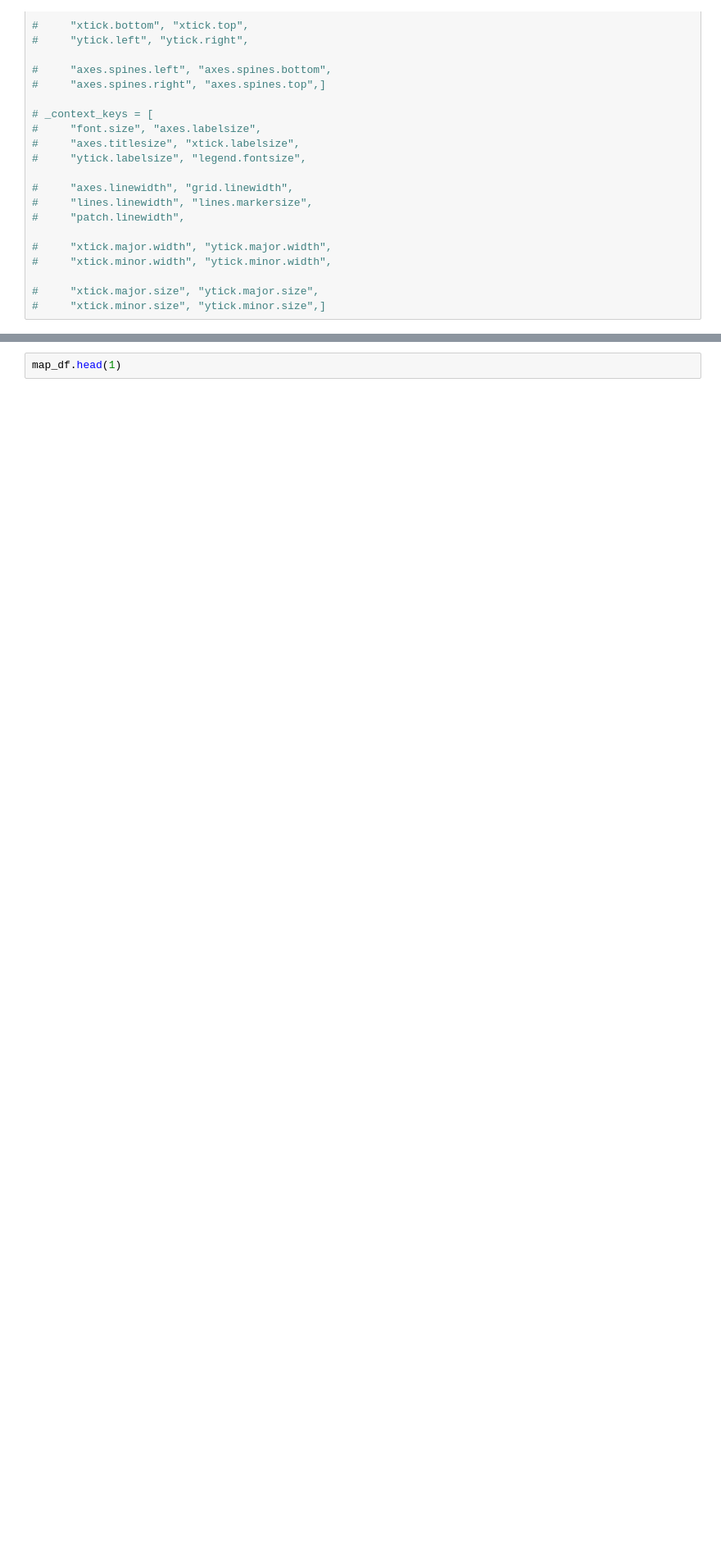
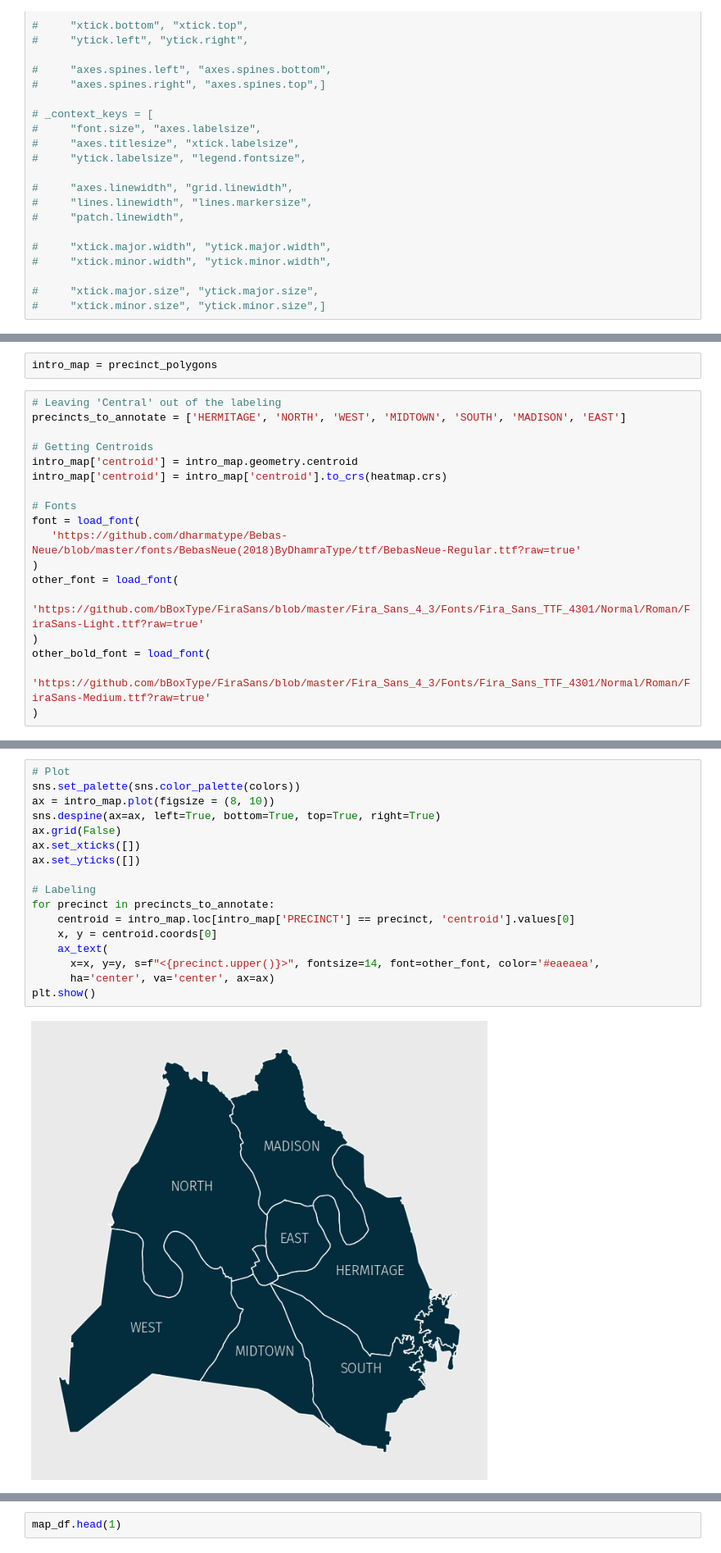
Before and after one commit to lou-knoble/capstone-nash-community-analysis, a Jupyter notebook: notebooks/crime_analysis.ipynb, the cells around one changed output, grey strips where cells are left out. Shown at 82% size. Cells and saved outputs as stored; diff of their text form; blank space fills up the shorter version.

```diff
--- a/notebooks/crime_analysis.ipynb
+++ b/notebooks/crime_analysis.ipynb
@@ -1229,0 +1249,20 @@ sns.set(rc={'axes.facecolor':'#eaeaea',
+# %%
+intro_map = precinct_polygons
+# %%
+# Leaving 'Central' out of the labeling
+precincts_to_annotate = ['HERMITAGE', 'NORTH', 'WEST', 'MIDTOWN', 'SOUTH', 'MADISON', 'EAST']
+
+# Getting Centroids
+intro_map['centroid'] = intro_map.geometry.centroid
+intro_map['centroid'] = intro_map['centroid'].to_crs(heatmap.crs)
+
+# Fonts
+font = load_font(
+   'https://github.com/dharmatype/Bebas-Neue/blob/master/fonts/BebasNeue(2018)ByDhamraType/ttf/BebasNeue-Regular.ttf?raw=true'
+)
+other_font = load_font(
+   'https://github.com/bBoxType/FiraSans/blob/master/Fira_Sans_4_3/Fonts/Fira_Sans_TTF_4301/Normal/Roman/FiraSans-Light.ttf?raw=true'
+)
+other_bold_font = load_font(
+   'https://github.com/bBoxType/FiraSans/blob/master/Fira_Sans_4_3/Fonts/Fira_Sans_TTF_4301/Normal/Roman/FiraSans-Medium.ttf?raw=true'
+)
@@ -1229,0 +1271,19 @@ sns.set(rc={'axes.facecolor':'#eaeaea',
+# %%
+# Plot
+sns.set_palette(sns.color_palette(colors))
+ax = intro_map.plot(figsize = (8, 10))
+sns.despine(ax=ax, left=True, bottom=True, top=True, right=True)
+ax.grid(False)
+ax.set_xticks([])
+ax.set_yticks([])
+
+# Labeling
+for precinct in precincts_to_annotate:
+    centroid = intro_map.loc[intro_map['PRECINCT'] == precinct, 'centroid'].values[0]
+    x, y = centroid.coords[0]
+    ax_text(
+      x=x, y=y, s=f"<{precinct.upper()}>", fontsize=14, font=other_font, color='#eaeaea',
+      ha='center', va='center', ax=ax)
+plt.show()
+# %% [output]
+[figure, added]
```
Also changed, not shown: parts of 19 cells of this notebook.
